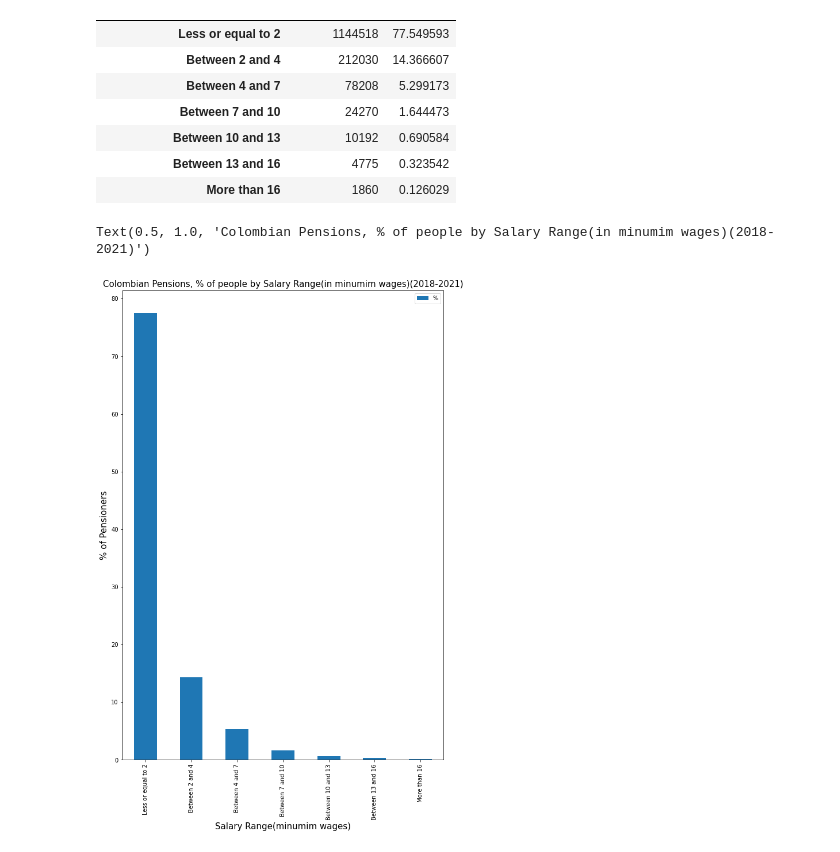
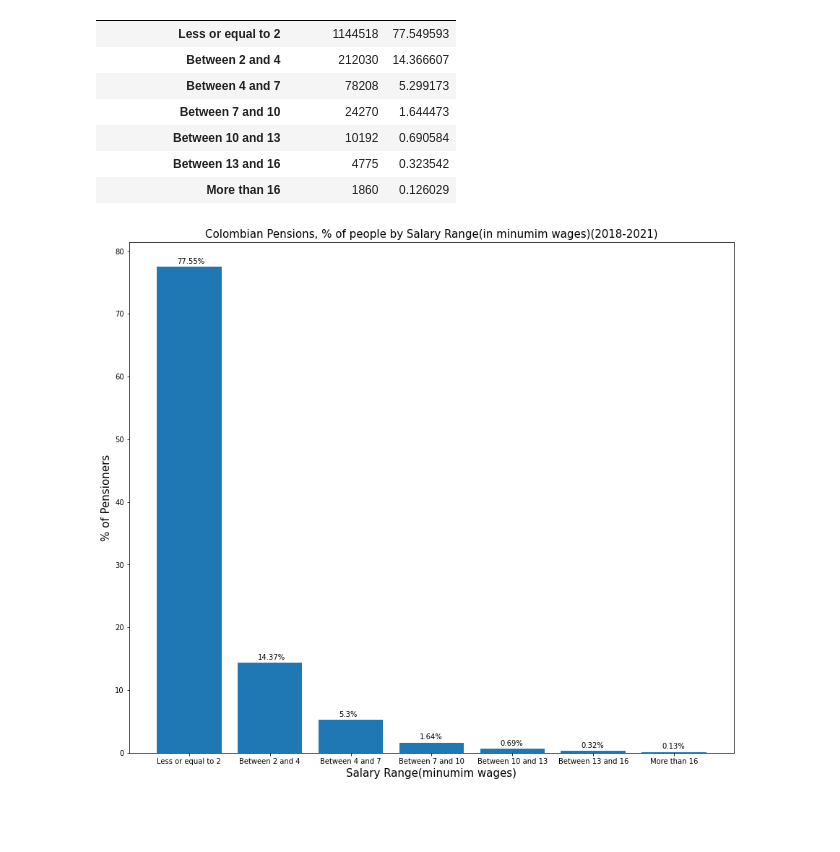
Before and after one commit to Kenneth-V-R/Colombian-Minimum-Wage-Analysis-and-Visualization, a Jupyter notebook: Colombian Pension Analysis and Visualizations.ipynb, the cells around one changed output. Drawn from its saved outputs; the diff is of its cells as text; code cells hidden in the pictures; blank space fills up the shorter version.

```diff
--- a/Colombian Pension Analysis and Visualizations.ipynb
+++ b/Colombian Pension Analysis and Visualizations.ipynb
@@ -109,3 +110,15 @@ sn.distplot(df_TRM["Value"],hist_kws={"color":"Teal"},kde_kws={"color":"Navy"})
 With this plot we can infer that the data does not follow a normal distribution, this is to be expected since the exchange rate of a currency is an extremely volatile variable.
 # %% [markdown]
 ### Minimum Wage Visualization
+# %%
+rcParams['figure.figsize']=25,10
+fig, axs = plt.subplots(2,1)
+df_min_wage.plot(x="Year",y=["Monthly Minimum Wage (COP)","Yearly Percentage Variation %"],xlim=[1983,2023],subplots=True,color=["tab:blue","red"],ax=axs)
+axs[0].bar(x=df_min_wage["Year"],height=df_min_wage["Monthly Minimum Wage (COP)"])
+axs[0].get_yaxis().get_major_formatter().set_scientific(False)
+axs[0].locator_params(axis="x", nbins=43)
+axs[0].locator_params(axis="y", nbins=20)
+axs[1].locator_params(axis="x", nbins=43)
+fig.suptitle("Colombian Minimum Wage (1983-2022)",fontsize=25)
+axs[0].set_title("Monthly Minimum Wage (COP) vs Time",fontsize=15)
+axs[1].set_title("Yearly Percentage Variation % vs Time",fontsize=15)
@@ -165,11 +183,13 @@ df_pensions_grouped
 | Between 13 and 16 | 4775 | 0.323542 |
 | More than 16 | 1860 | 0.126029 |
 # %%
-rcParams['figure.figsize']=10,15
-df_pensions_grouped.plot.bar(y="%")
+rcParams['figure.figsize']=15,13
+bars=plt.bar(x=df_pensions_grouped.index,height=df_pensions_grouped["%"])
 plt.xlabel("Salary Range(minumim wages)",fontsize=15)
 plt.ylabel("% of Pensioners",fontsize=15)
 plt.title("Colombian Pensions, % of people by Salary Range(in minumim wages)(2018-2021)",fontsize=15)
+for bar in bars:
+    yval = round(bar.get_height(),2)
+    plt.text(bar.get_x()+0.25, yval+0.5, f"{yval}%")
 # %% [output]
-Text(0.5, 1.0, 'Colombian Pensions, % of people by Salary Range(in minumim wages)(2018-2021)')
-[figure, old version]
+[figure, new version]
```
Also changed, not shown: parts of 3 cells of this notebook.
